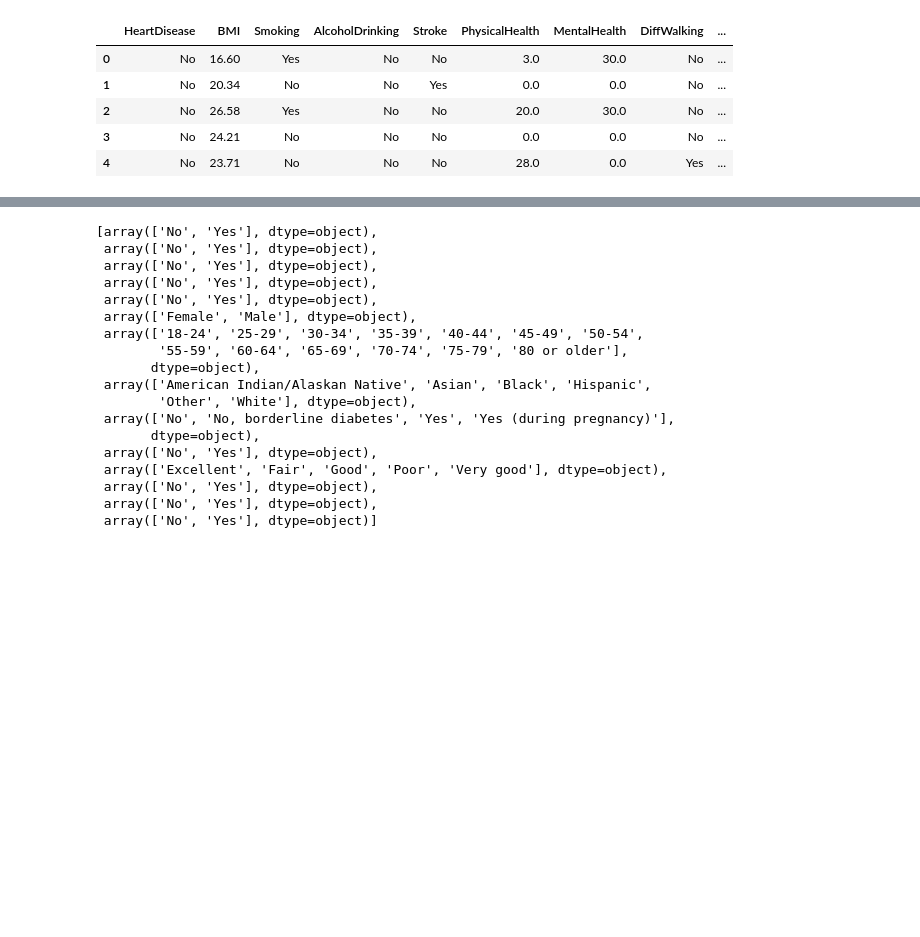
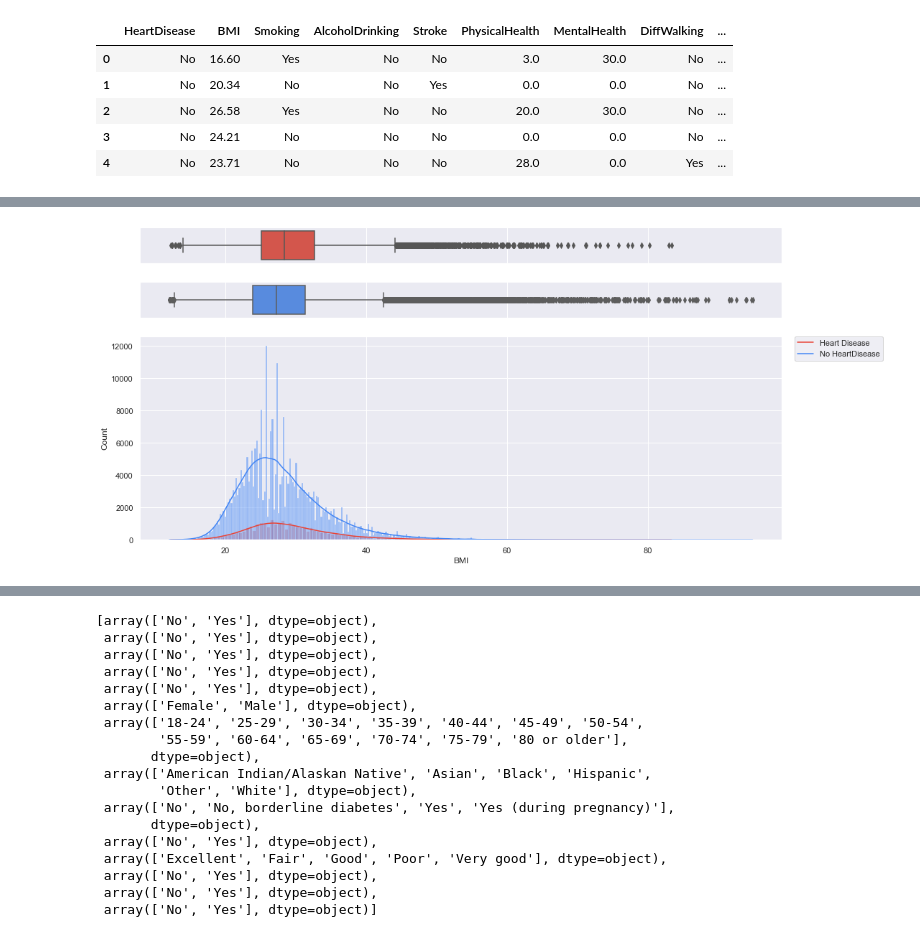
Before and after one commit to thesloppyguy/ODU, a Jupyter notebook: DPP/cvd.ipynb, the cells around one changed output, grey strips where cells are left out. Cells and saved outputs as stored; diff of their text form; code cells hidden in the pictures; blank space fills up the shorter version.

```diff
--- a/DPP/cvd.ipynb
+++ b/DPP/cvd.ipynb
@@ -50,0 +151,22 @@ temp.describe()[1:2]
+# %%
+sns.set(style="darkgrid")
+sns.set(rc={'figure.figsize':(16,8)})
+
+# creating a figure composed of 3 matplotlib.Axes objects
+f, (ax_box1, ax_box2, ax_hist) = plt.subplots(3, sharex=True, gridspec_kw={"height_ratios": (.15, .15, .85)})
+colours = ['#4285f4', '#ea4335', '#fbbc05', '#34a853']
+# assigning a graph to each ax
+sns.boxplot(x=df[df['HeartDisease']=='Yes']["BMI"], ax=ax_box1, color="#ea4335")
+sns.histplot(df[df['HeartDisease']=='Yes'], x="BMI", ax=ax_hist, kde=True, color="#ea4335")
+
+sns.boxplot(x=df[df['HeartDisease']=='No']["BMI"], ax=ax_box2, color='#4285f4')
+sns.histplot(df[df['HeartDisease']=='No'], x="BMI", ax=ax_hist, kde=True, color='#4285f4')
+
+# Remove x axis name for the boxplots
+ax_box1.set(xlabel='')
+ax_box2.set(xlabel='')
+
+plt.legend(title='', loc=2, labels=['Heart Disease', 'No HeartDisease'],bbox_to_anchor=(1.02, 1), borderaxespad=0.)
+plt.show()
+# %% [output]
+[figure, added]
```
Also changed, not shown: parts of 16 cells of this notebook, 2 other files.
